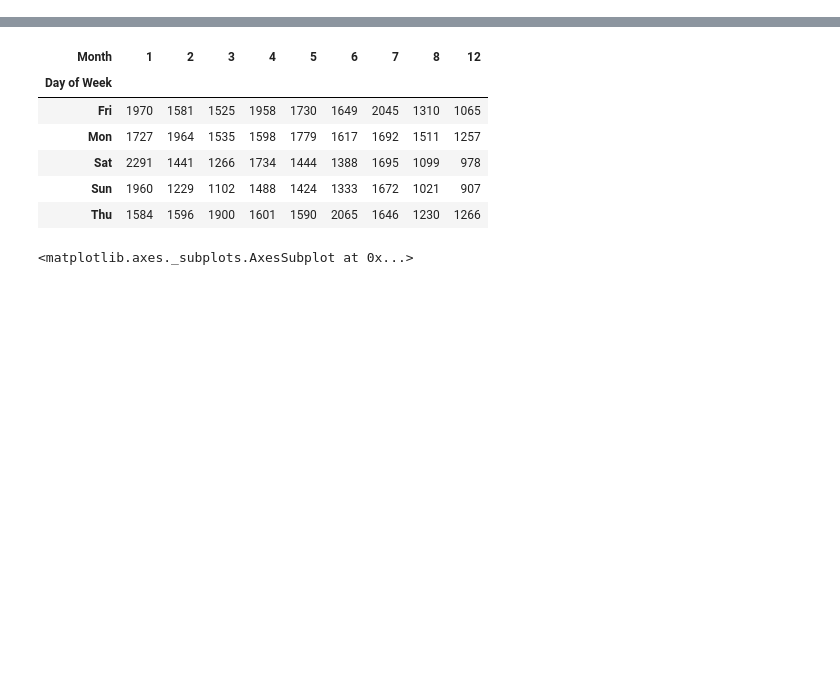
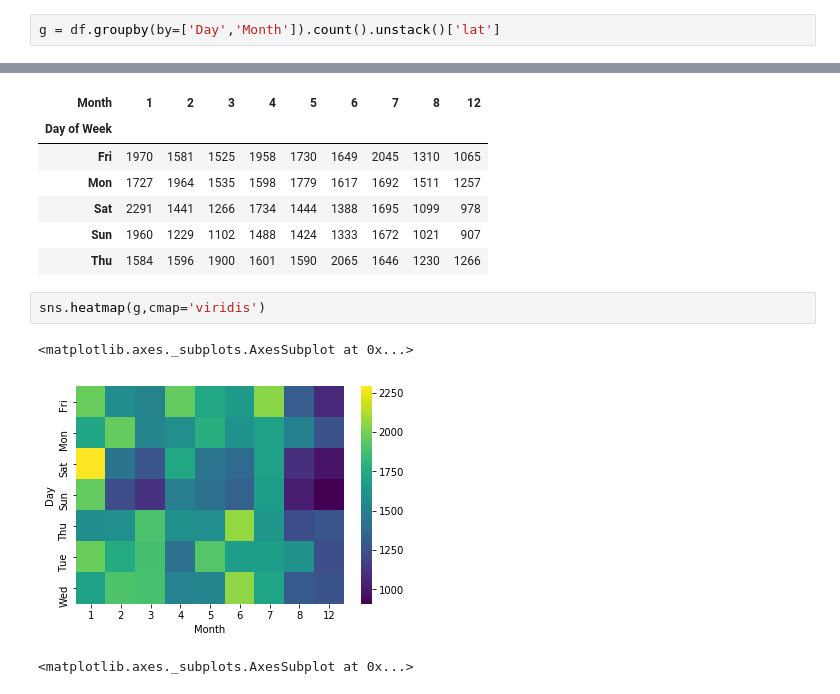
Before and after one commit to whodatXLIV/Python-For-Data-Scientist, a Jupyter notebook: Data-Capstone-Projects/911 Calls Data Capstone Project .ipynb, the cells around one changed output, grey strips where cells are left out. Drawn from its saved outputs; the diff is of its cells as text; blank space fills up the shorter version.

```diff
--- a/Data-Capstone-Projects/911 Calls Data Capstone Project .ipynb
+++ b/Data-Capstone-Projects/911 Calls Data Capstone Project .ipynb
@@ -296,3 +281,5 @@ ____
 [figure]
 # %% [markdown]
 ** Now repeat these same plots and operations, for a DataFrame that shows the Month as the column. **
+# %%
+g = df.groupby(by=['Day','Month']).count().unstack()['lat']
@@ -305,6 +302,11 @@ ____
 | Sat | 2291 | 1441 | 1266 | 1734 | 1444 | 1388 | 1695 | 1099 | 978 |
 | Sun | 1960 | 1229 | 1102 | 1488 | 1424 | 1333 | 1672 | 1021 | 907 |
 | Thu | 1584 | 1596 | 1900 | 1601 | 1590 | 2065 | 1646 | 1230 | 1266 |
+# %%
+sns.heatmap(g,cmap='viridis')
+# %% [output]
+<matplotlib.axes._subplots.AxesSubplot at 0x...>
+[figure, added]
 # %%
 # %% [output]
 <matplotlib.axes._subplots.AxesSubplot at 0x...>
```
Also changed, not shown: parts of 12 cells of this notebook.
